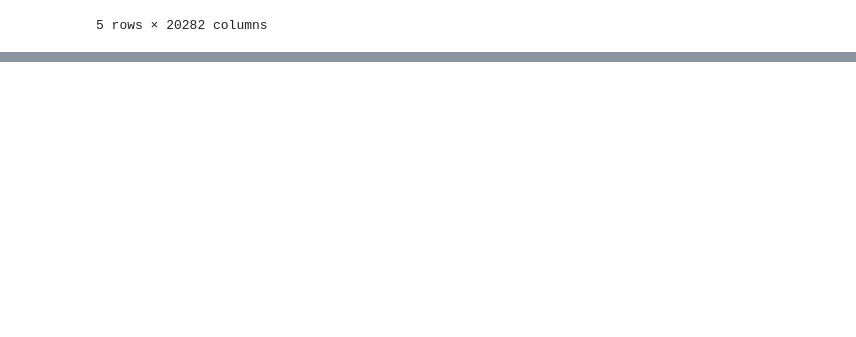
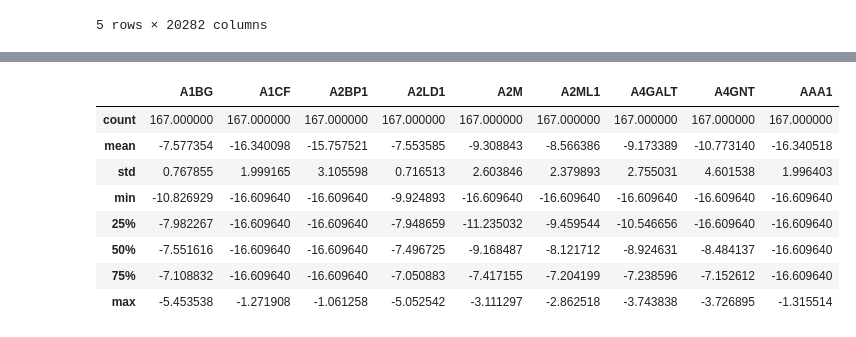
Before and after one commit to Eden5165/workshop_genomic, a Jupyter notebook: test_norm_utils.ipynb, the cells around one changed output, grey strips where cells are left out. Saved outputs shown, nothing was run; the diff lists cells and outputs as text; code cells hidden in the pictures; blank space fills up the shorter version.

```diff
--- a/test_norm_utils.ipynb
+++ b/test_norm_utils.ipynb
@@ -105,0 +138,12 @@ tcga_rna_sum_mil.head()
+# %%
+tcga_rna_log_1.iloc[:, :10].describe()
+# %% [output]
+|  | A1BG | A1CF | A2BP1 | A2LD1 | A2M | A2ML1 | A4GALT | A4GNT | AAA1 |
+| count | 167.000000 | 167.000000 | 167.000000 | 167.000000 | 167.000000 | 167.000000 | 167.000000 | 167.000000 | 167.000000 |
+| mean | -7.577354 | -16.340098 | -15.757521 | -7.553585 | -9.308843 | -8.566386 | -9.173389 | -10.773140 | -16.340518 |
+| std | 0.767855 | 1.999165 | 3.105598 | 0.716513 | 2.603846 | 2.379893 | 2.755031 | 4.601538 | 1.996403 |
+| min | -10.826929 | -16.609640 | -16.609640 | -9.924893 | -16.609640 | -16.609640 | -16.609640 | -16.609640 | -16.609640 |
+| 25% | -7.982267 | -16.609640 | -16.609640 | -7.948659 | -11.235032 | -9.459544 | -10.546656 | -16.609640 | -16.609640 |
+| 50% | -7.551616 | -16.609640 | -16.609640 | -7.496725 | -9.168487 | -8.121712 | -8.924631 | -8.484137 | -16.609640 |
+| 75% | -7.108832 | -16.609640 | -16.609640 | -7.050883 | -7.417155 | -7.204199 | -7.238596 | -7.152612 | -16.609640 |
+| max | -5.453538 | -1.271908 | -1.061258 | -5.052542 | -3.111297 | -2.862518 | -3.743838 | -3.726895 | -1.315514 |
```
Also changed, not shown: parts of 5 cells of this notebook, 1 other file.
